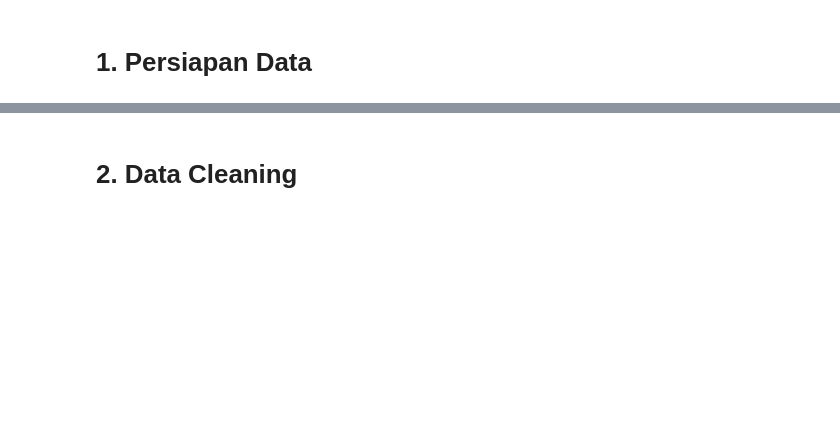
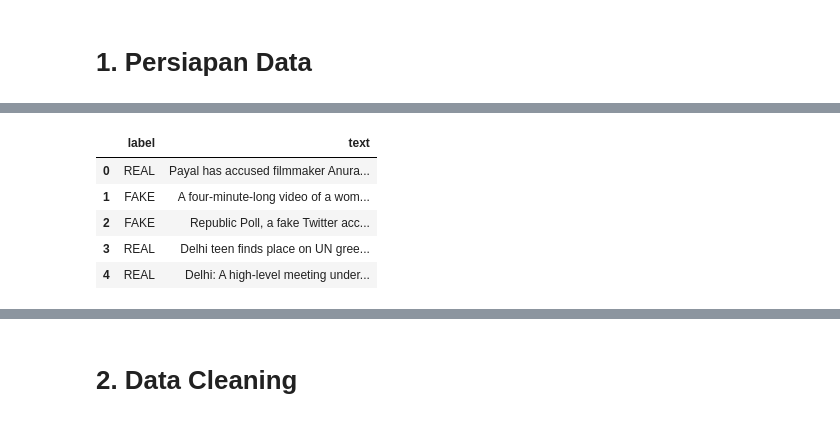
Before and after one commit to alfitranurr/DATA-MINING, a Jupyter notebook: PRACTICUM/MODUL 4/DEMO/TUGAS1/Tugas_1_(Data_Teks)_Modul_4.ipynb, the cells around one changed output, grey strips where cells are left out. Cells and saved outputs as stored; diff of their text form; code cells hidden in the pictures; blank space fills up the shorter version.

```diff
--- a/PRACTICUM/MODUL 4/DEMO/TUGAS1/Tugas_1_(Data_Teks)_Modul_4.ipynb
+++ b/PRACTICUM/MODUL 4/DEMO/TUGAS1/Tugas_1_(Data_Teks)_Modul_4.ipynb
@@ -71,0 +40,9 @@ None
+# %%
+data.head()
+# %% [output]
+|  | label | text |
+| 0 | REAL | Payal has accused filmmaker Anura... |
+| 1 | FAKE | A four-minute-long video of a wom... |
+| 2 | FAKE | Republic Poll, a fake Twitter acc... |
+| 3 | REAL | Delhi teen finds place on UN gree... |
+| 4 | REAL | Delhi: A high-level meeting under... |
```
Also changed, not shown: parts of 66 cells of this notebook, 2 other files.
